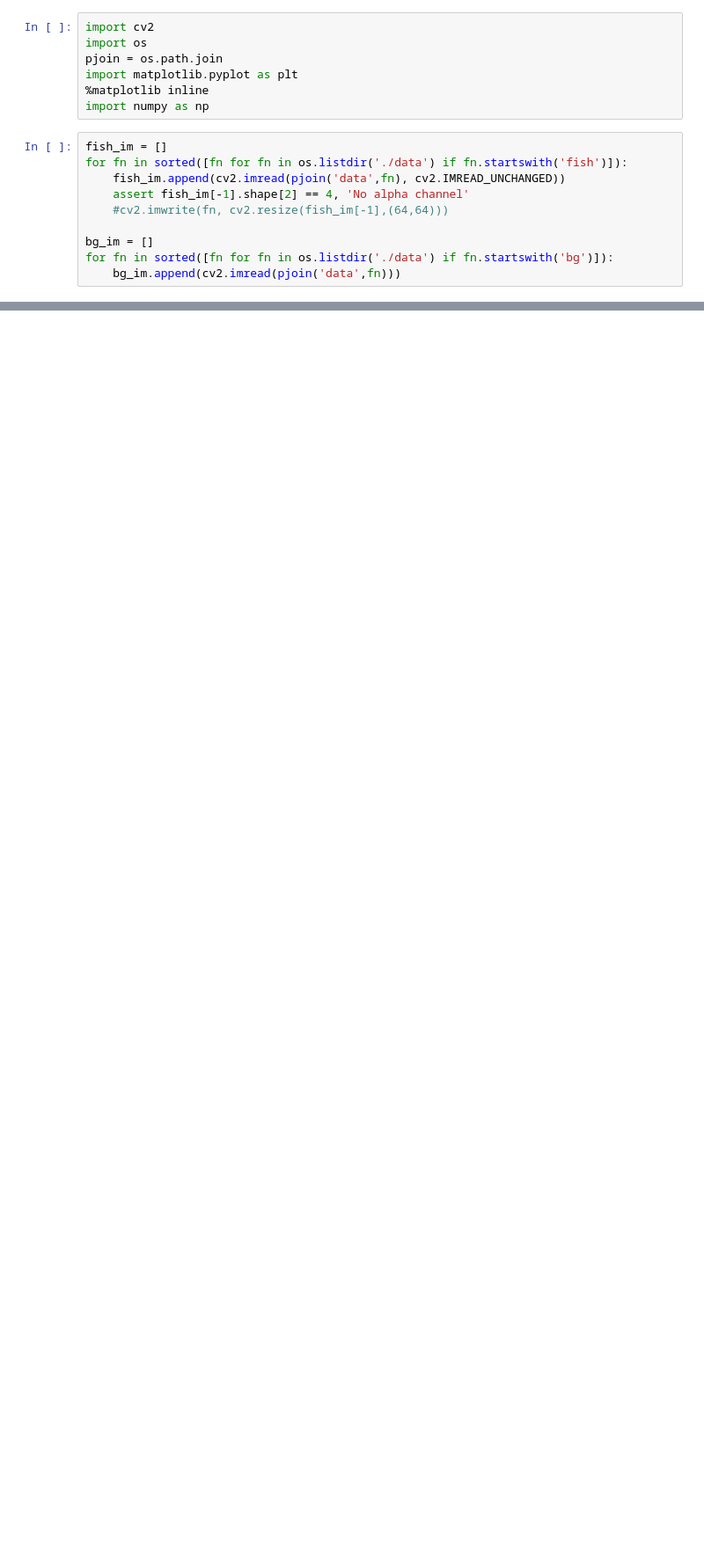
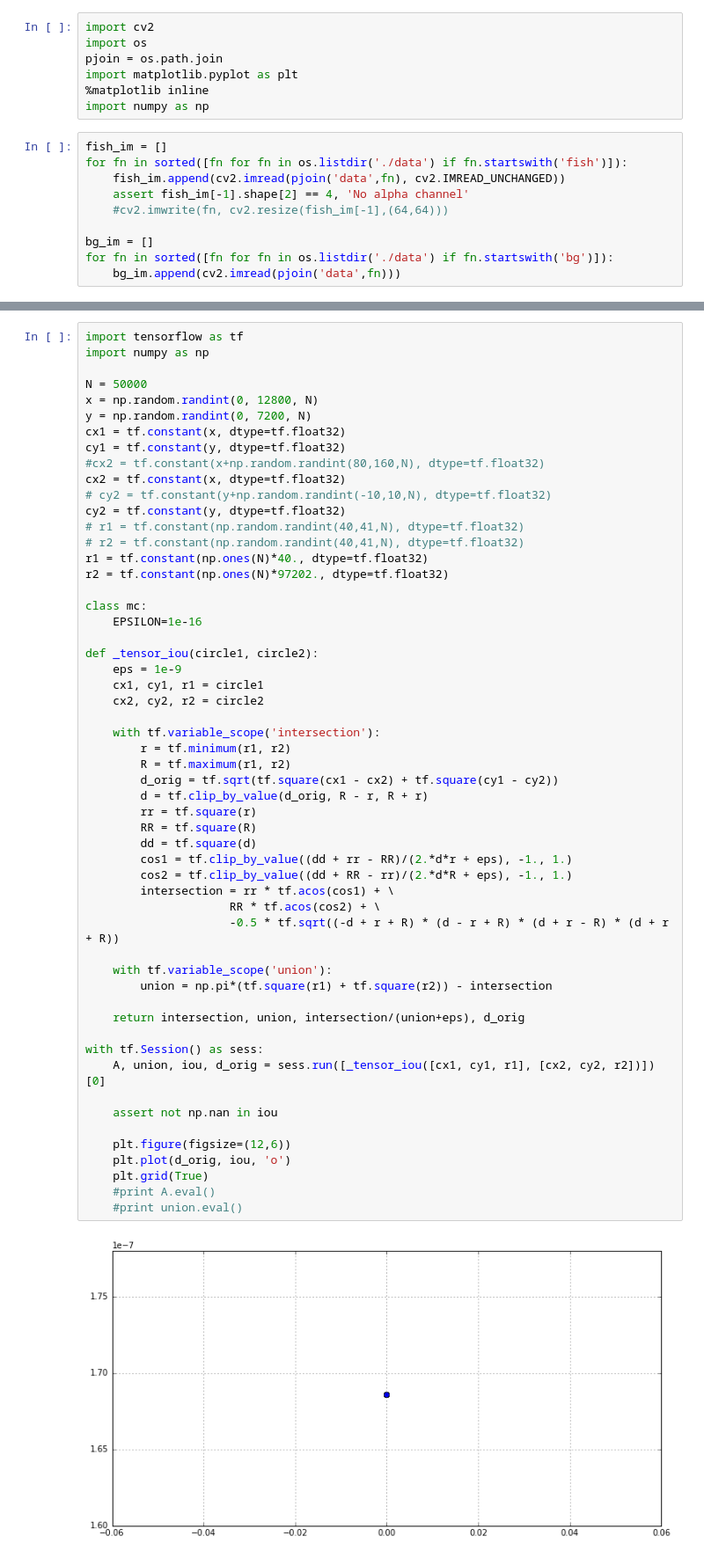
Before and after one commit to alievk/fish_challenge, a Jupyter notebook: fish_toy_detector/fish_detector.ipynb, the cells around one changed output, grey strips where cells are left out. Shown: that part at 88% size. Drawn from its saved outputs; the diff is of its cells as text; blank space fills up the shorter version.

```diff
--- a/fish_toy_detector/fish_detector.ipynb
+++ b/fish_toy_detector/fish_detector.ipynb
@@ -40,0 +149,57 @@ Using TensorFlow backend.
+# %%
+import tensorflow as tf
+import numpy as np
+
+N = 50000
+x = np.random.randint(0, 12800, N)
+y = np.random.randint(0, 7200, N)
+cx1 = tf.constant(x, dtype=tf.float32)
+cy1 = tf.constant(y, dtype=tf.float32)
+#cx2 = tf.constant(x+np.random.randint(80,160,N), dtype=tf.float32)
+cx2 = tf.constant(x, dtype=tf.float32)
+# cy2 = tf.constant(y+np.random.randint(-10,10,N), dtype=tf.float32)
+cy2 = tf.constant(y, dtype=tf.float32)
+# r1 = tf.constant(np.random.randint(40,41,N), dtype=tf.float32)
+# r2 = tf.constant(np.random.randint(40,41,N), dtype=tf.float32)
+r1 = tf.constant(np.ones(N)*40., dtype=tf.float32)
+r2 = tf.constant(np.ones(N)*97202., dtype=tf.float32)
+
+class mc:
+    EPSILON=1e-16
+
+def _tensor_iou(circle1, circle2):
+    eps = 1e-9
+    cx1, cy1, r1 = circle1
+    cx2, cy2, r2 = circle2
+
+    with tf.variable_scope('intersection'):
+        r = tf.minimum(r1, r2)
+        R = tf.maximum(r1, r2)
+        d_orig = tf.sqrt(tf.square(cx1 - cx2) + tf.square(cy1 - cy2))
+        d = tf.clip_by_value(d_orig, R - r, R + r)
+        rr = tf.square(r)
+        RR = tf.square(R)
+        dd = tf.square(d)
+        cos1 = tf.clip_by_value((dd + rr - RR)/(2.*d*r + eps), -1., 1.)
+        cos2 = tf.clip_by_value((dd + RR - rr)/(2.*d*R + eps), -1., 1.)
+        intersection = rr * tf.acos(cos1) + \
+                     RR * tf.acos(cos2) + \
+                     -0.5 * tf.sqrt((-d + r + R) * (d - r + R) * (d + r - R) * (d + r + R))
+
+    with tf.variable_scope('union'):
+        union = np.pi*(tf.square(r1) + tf.square(r2)) - intersection
+
+    return intersection, union, intersection/(union+eps), d_orig
+
+with tf.Session() as sess:
+    A, union, iou, d_orig = sess.run([_tensor_iou([cx1, cy1, r1], [cx2, cy2, r2])])[0]
+
+    assert not np.nan in iou
+
+    plt.figure(figsize=(12,6))
+    plt.plot(d_orig, iou, 'o')
+    plt.grid(True)
+    #print A.eval()
+    #print union.eval()
+# %% [output]
+[figure, added]
```
Also changed, not shown: parts of 5 cells of this notebook.
